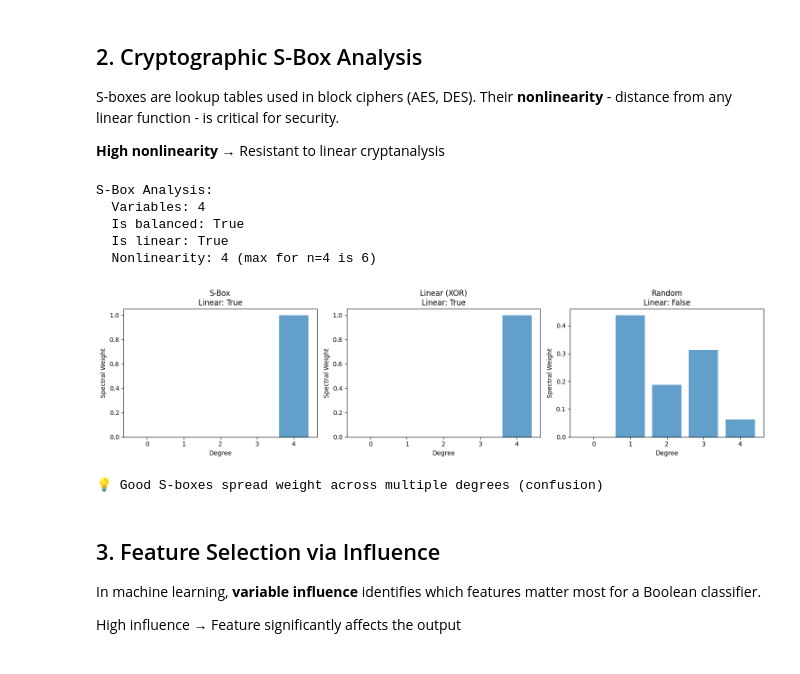
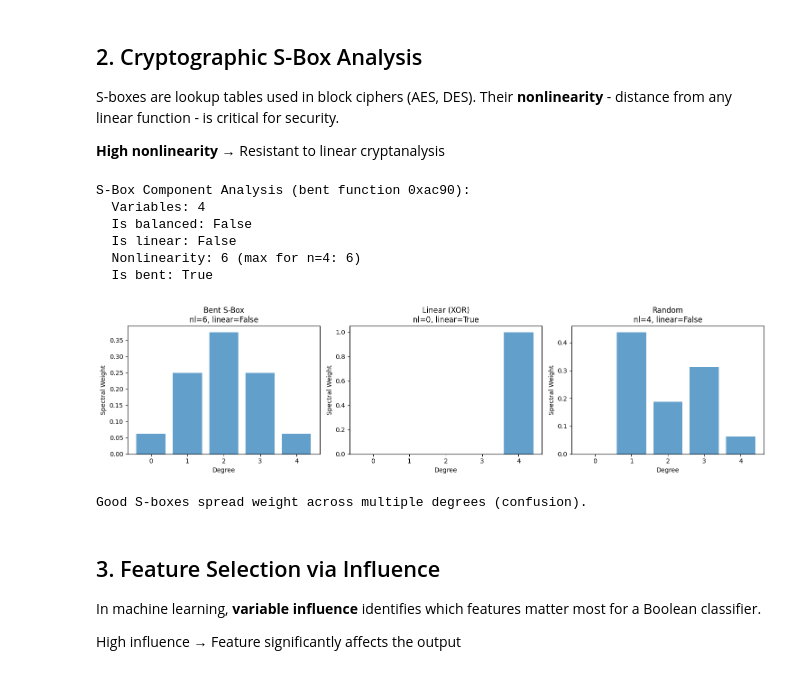
Before and after one commit to GabbyTab/boofun, a Jupyter notebook: notebooks/real_world_applications.ipynb, the cells around one changed output. Drawn from its saved outputs; the diff is of its cells as text; code cells hidden in the pictures.

```diff
--- a/notebooks/real_world_applications.ipynb
+++ b/notebooks/real_world_applications.ipynb
@@ -89,49 +89,50 @@ S-boxes are lookup tables used in block ciphers (AES, DES). Their **nonlinearity
 
 **High nonlinearity** → Resistant to linear cryptanalysis
 # %%
-# Create a simple 4-bit S-box (one component function)
-# This is the first component of a simplified AES-like S-box
-sbox_table = [0, 1, 1, 0, 1, 0, 0, 1, 1, 0, 0, 1, 0, 1, 1, 0]  # 4-bit input
-sbox = bf.create(sbox_table)
+# Create a 4-bit S-box component (bent function - maximum nonlinearity)
+from boofun.analysis.cryptographic import nonlinearity as compute_nonlinearity
+
+sbox = bf.from_hex("ac90", n=4)  # Known 4-variable bent function
 
 # Analyze cryptographic properties
-print("S-Box Analysis:")
-print(f"  Variables: {sbox.n_vars}")
+n = sbox.n_vars
+max_nl = 2**(n - 1) - 2**(n // 2 - 1)  # Bent bound for even n
+nl = compute_nonlinearity(sbox)
+
+print("S-Box Component Analysis (bent function 0xac90):")
+print(f"  Variables: {n}")
 print(f"  Is balanced: {sbox.is_balanced()}")
 print(f"  Is linear: {sbox.is_linear()}")
-
-# Compute nonlinearity via Fourier
-# Nonlinearity = 2^(n-1) - max|f̂(S)| for non-empty S
-fourier = sbox.fourier()
-max_walsh = max(abs(fourier[s]) for s in range(1, 2**sbox.n_vars))
-nonlinearity = 2**(sbox.n_vars - 1) - int(max_walsh * 2**(sbox.n_vars/2))
-print(f"  Nonlinearity: {nonlinearity} (max for n=4 is 6)")
+print(f"  Nonlinearity: {nl} (max for n={n}: {max_nl})")
+print(f"  Is bent: {nl == max_nl}")
 
 # Compare with linear and random functions
 linear = bf.parity(4)  # Linear (worst case for crypto)
 random_f = bf.random(4, balanced=True)
 
 fig, axes = plt.subplots(1, 3, figsize=(15, 4))
 
-for ax, (name, f) in zip(axes, [("S-Box", sbox), ("Linear (XOR)", linear), ("Random", random_f)]):
+for ax, (name, f) in zip(axes, [("Bent S-Box", sbox), ("Linear (XOR)", linear), ("Random", random_f)]):
     weights = f.spectral_weight_by_degree()
+    f_nl = compute_nonlinearity(f)
     ax.bar(weights.keys(), weights.values(), alpha=0.7)
-    ax.set_title(f"{name}\nLinear: {f.is_linear()}")
+    ax.set_title(f"{name}\nnl={f_nl}, linear={f.is_linear()}")
     ax.set_xlabel("Degree")
     ax.set_ylabel("Spectral Weight")
 
 plt.tight_layout()
 plt.show()
 
-print("💡 Good S-boxes spread weight across multiple degrees (confusion)")
+print("Good S-boxes spread weight across multiple degrees (confusion).")
 # %% [output]
-S-Box Analysis:
+S-Box Component Analysis (bent function 0xac90):
   Variables: 4
-  Is balanced: True
-  Is linear: True
-  Nonlinearity: 4 (max for n=4 is 6)
+  Is balanced: False
+  Is linear: False
+  Nonlinearity: 6 (max for n=4: 6)
+  Is bent: True
-[figure, old version]
+[figure, new version]
-💡 Good S-boxes spread weight across multiple degrees (confusion)
+Good S-boxes spread weight across multiple degrees (confusion).
 # %% [markdown]
 ## 3. Feature Selection via Influence
 
```
Also changed, not shown: parts of 1 cell of this notebook, 1 other file.
